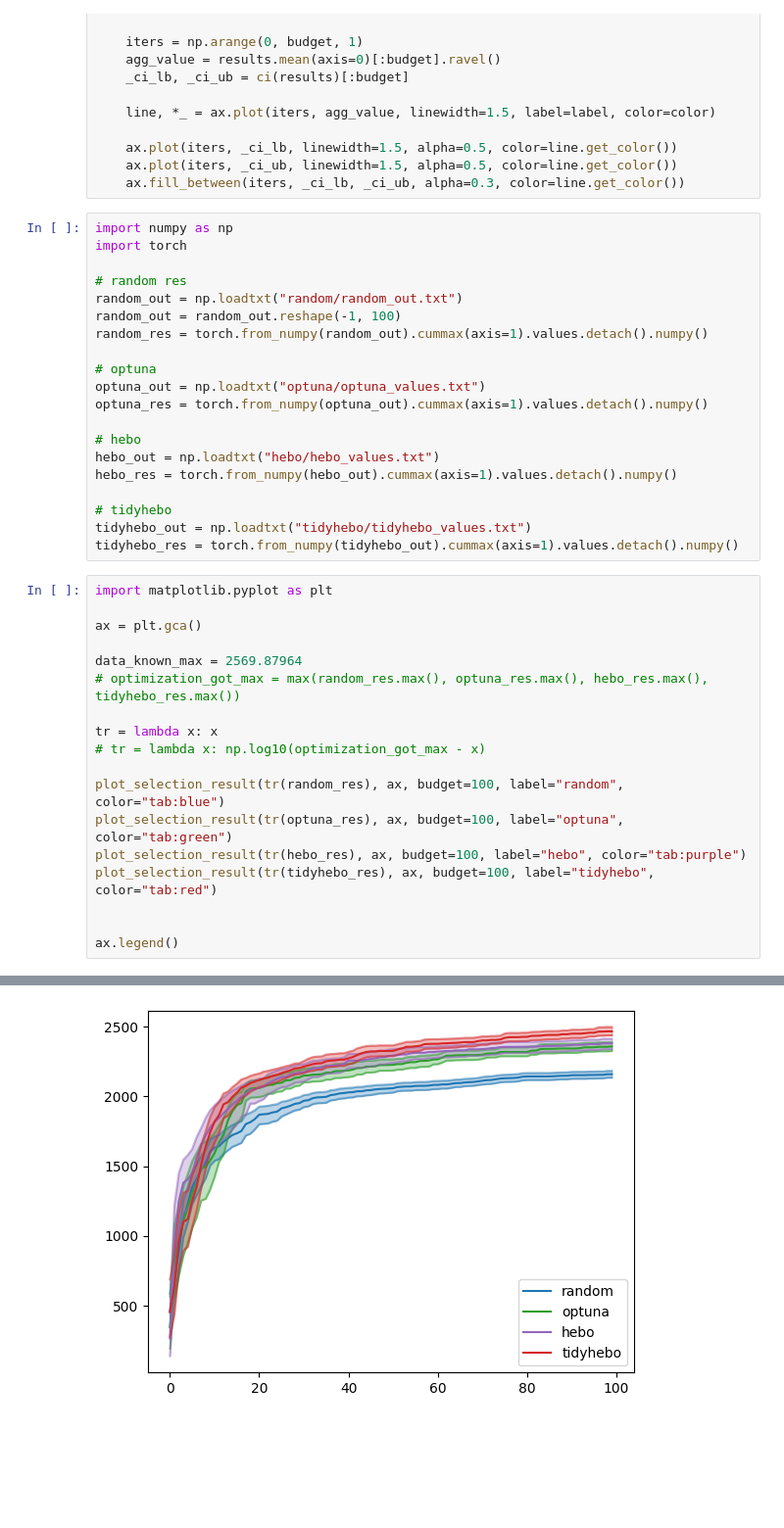
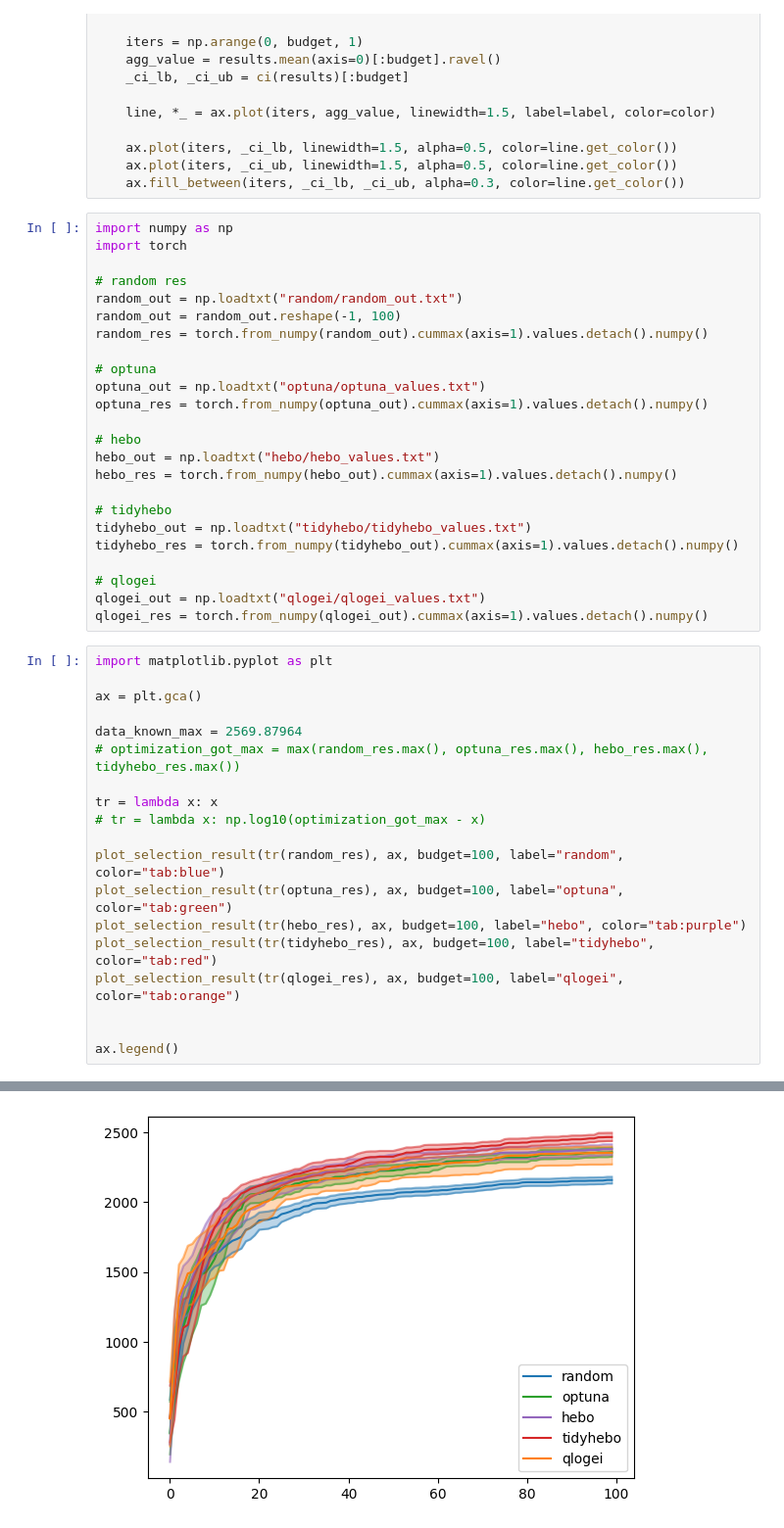
Before and after one commit to Ch-LZ/tidyhebo, a Jupyter notebook: example/olympus/hplc/hplc.ipynb, the cells around one changed output, grey strips where cells are left out. Shown at 98% size. Drawn from its saved outputs; the diff is of its cells as text; blank space fills up the shorter version.

```diff
--- a/example/olympus/hplc/hplc.ipynb
+++ b/example/olympus/hplc/hplc.ipynb
@@ -44,24 +44,29 @@ hebo_res = torch.from_numpy(hebo_out).cummax(axis=1).values.detach().numpy()
 # tidyhebo
 tidyhebo_out = np.loadtxt("tidyhebo/tidyhebo_values.txt")
 tidyhebo_res = torch.from_numpy(tidyhebo_out).cummax(axis=1).values.detach().numpy()
+
+# qlogei
+qlogei_out = np.loadtxt("qlogei/qlogei_values.txt")
+qlogei_res = torch.from_numpy(qlogei_out).cummax(axis=1).values.detach().numpy()
 # %%
 import matplotlib.pyplot as plt
 
 ax = plt.gca()
 
 data_known_max = 2569.87964
 # optimization_got_max = max(random_res.max(), optuna_res.max(), hebo_res.max(), tidyhebo_res.max())
 
 tr = lambda x: x
 # tr = lambda x: np.log10(optimization_got_max - x)
 
 plot_selection_result(tr(random_res), ax, budget=100, label="random", color="tab:blue")
 plot_selection_result(tr(optuna_res), ax, budget=100, label="optuna", color="tab:green")
 plot_selection_result(tr(hebo_res), ax, budget=100, label="hebo", color="tab:purple")
 plot_selection_result(tr(tidyhebo_res), ax, budget=100, label="tidyhebo", color="tab:red")
+plot_selection_result(tr(qlogei_res), ax, budget=100, label="qlogei", color="tab:orange")
 
 
 ax.legend()
 # %% [output]
 <matplotlib.legend.Legend at 0x...>
-[figure, old version]
+[figure, new version]
```
Also changed, not shown: parts of 2 cells of this notebook, 48 other files.
